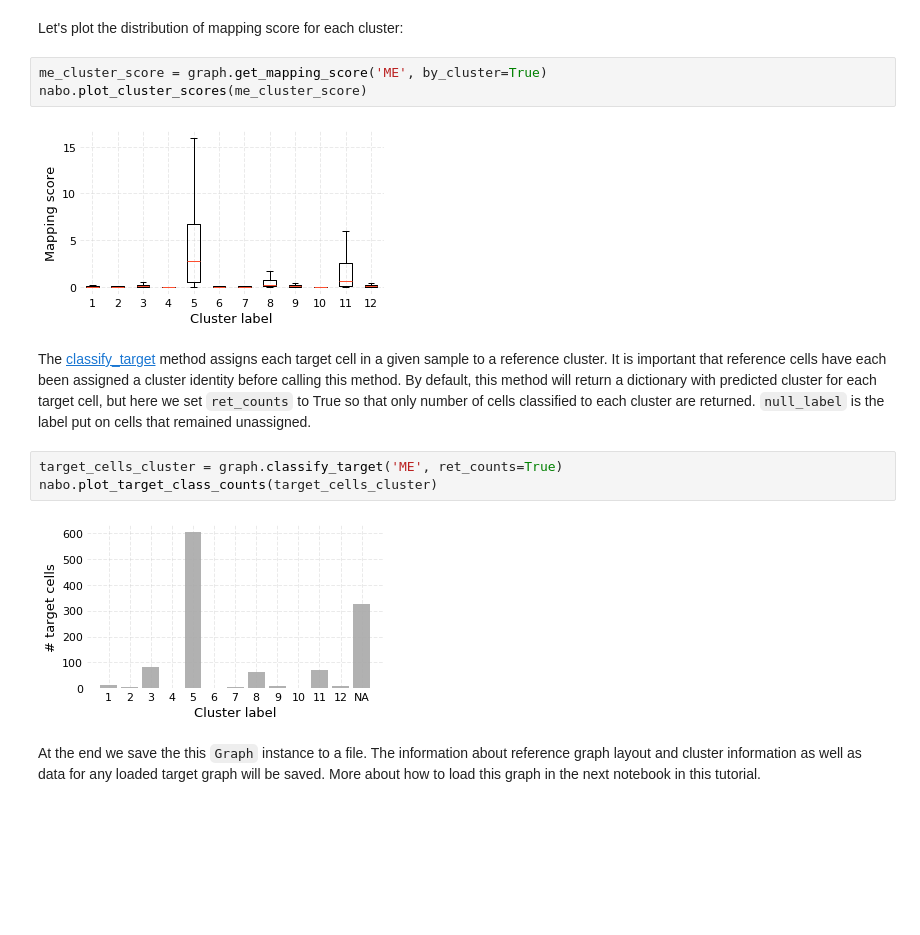
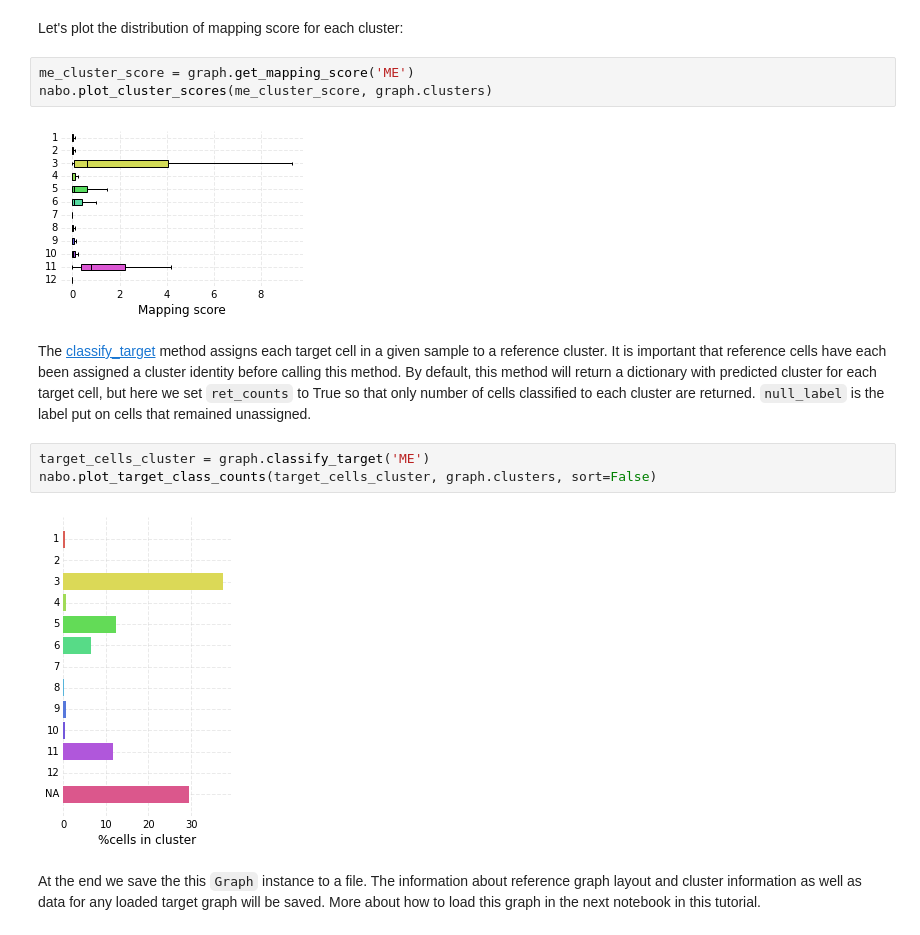
Before and after one commit to parashardhapola/nabo, a Jupyter notebook: docs/analysis/mll_enl/notebooks/2_mapping.ipynb, the cells around one changed output. Cells and saved outputs as stored; diff of their text form; blank space fills up the shorter version.

```diff
--- a/docs/analysis/mll_enl/notebooks/2_mapping.ipynb
+++ b/docs/analysis/mll_enl/notebooks/2_mapping.ipynb
@@ -124,17 +127,17 @@ When comparing the two numbers above it is clear that cells in `high_score_ref_c
 # %% [markdown]
 Let's plot the distribution of mapping score for each cluster:
 # %%
-me_cluster_score = graph.get_mapping_score('ME', by_cluster=True)
-nabo.plot_cluster_scores(me_cluster_score)
+me_cluster_score = graph.get_mapping_score('ME')
+nabo.plot_cluster_scores(me_cluster_score, graph.clusters)
 # %% [output]
-[figure, old version]
+[figure, new version]
 # %% [markdown]
 The [classify_target](../../../api.rst#nabo.Graph.classify_target) method assigns each target cell in a given sample to a reference cluster. It is important that reference cells have each been assigned a cluster identity before calling this method. By default, this method will return a dictionary with predicted cluster for each target cell, but here we set `ret_counts` to True so that only number of cells classified to each cluster are returned. `null_label` is the label put on cells that remained unassigned.
 # %%
-target_cells_cluster = graph.classify_target('ME', ret_counts=True)
-nabo.plot_target_class_counts(target_cells_cluster)
+target_cells_cluster = graph.classify_target('ME')
+nabo.plot_target_class_counts(target_cells_cluster, graph.clusters, sort=False)
 # %% [output]
-[figure, old version]
+[figure, new version]
 # %% [markdown]
 At the end we save the this `Graph` instance to a file. The information about reference graph layout and cluster information as well as data for any loaded target graph will be saved. More about how to load this graph in the next notebook in this tutorial.
 # %%
```
Also changed, not shown: parts of 15 cells of this notebook.
